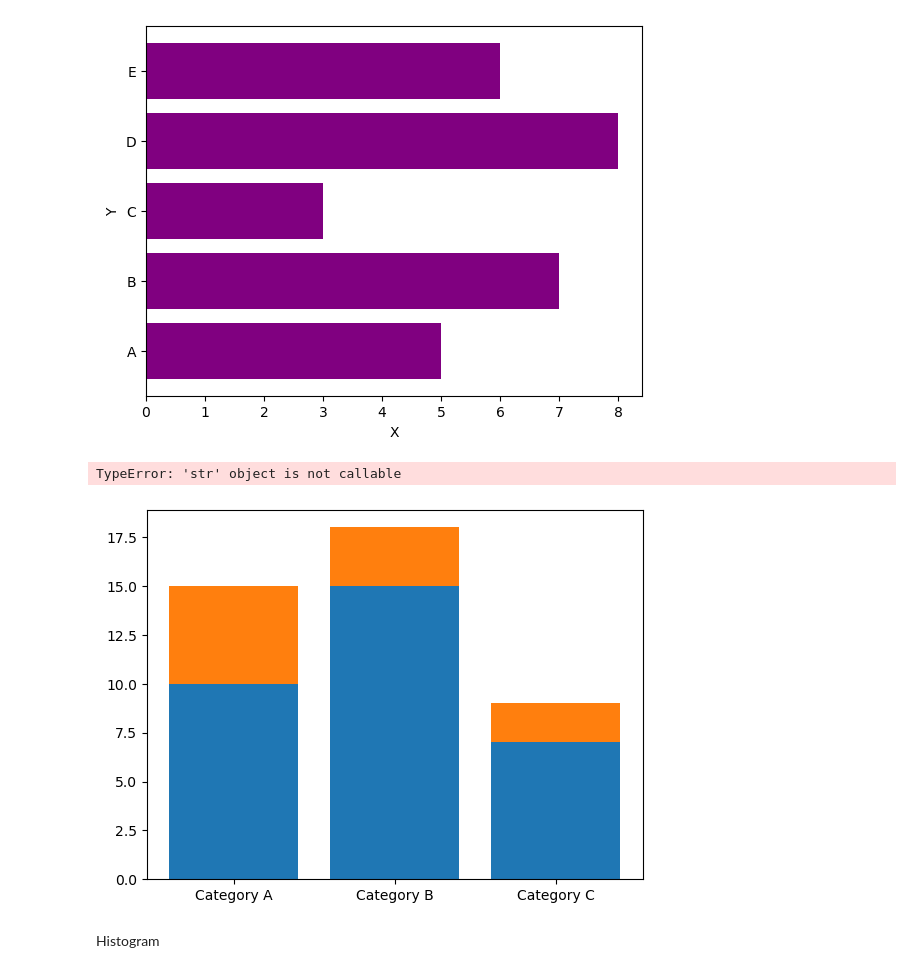
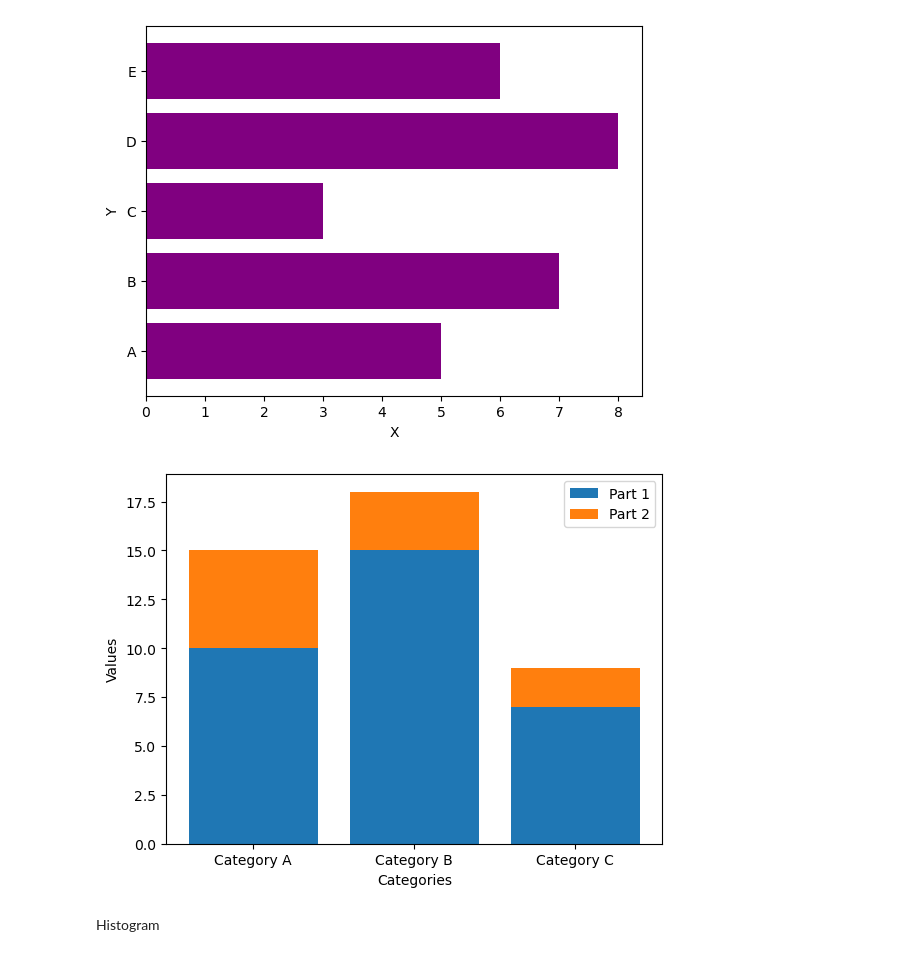
Before and after one commit to RaghuVamsi5546/Python_Libraries_Practice, a Jupyter notebook: matplotlib_practice.ipynb, the cells around one changed output. Saved outputs shown, nothing was run; the diff lists cells and outputs as text; code cells hidden in the pictures.

```diff
--- a/matplotlib_practice.ipynb
+++ b/matplotlib_practice.ipynb
@@ -191,23 +191,21 @@ plt.show()
 # %%
 categories = ['Category A', 'Category B', 'Category C']
 values1 = [10, 15, 7]
 values2 = [5, 3, 2]
 
 # Creating stacked bar graph
 plt.bar(categories, values1, label='Part 1')
 plt.bar(categories, values2, bottom=values1, label='Part 2')
 
 # Adding title, labels, and legend
-plt.title('Stacked Bar Graph')
 plt.xlabel('Categories')
 plt.ylabel('Values')
 plt.legend()
 
 # Show plot
 plt.show()
 # %% [output]
-TypeError: 'str' object is not callable
-[figure, old version]
+[figure, new version]
 # %% [markdown]
 Histogram
 # %% [markdown]
```
Also changed, not shown: parts of 1 cell of this notebook, 2 other files.
